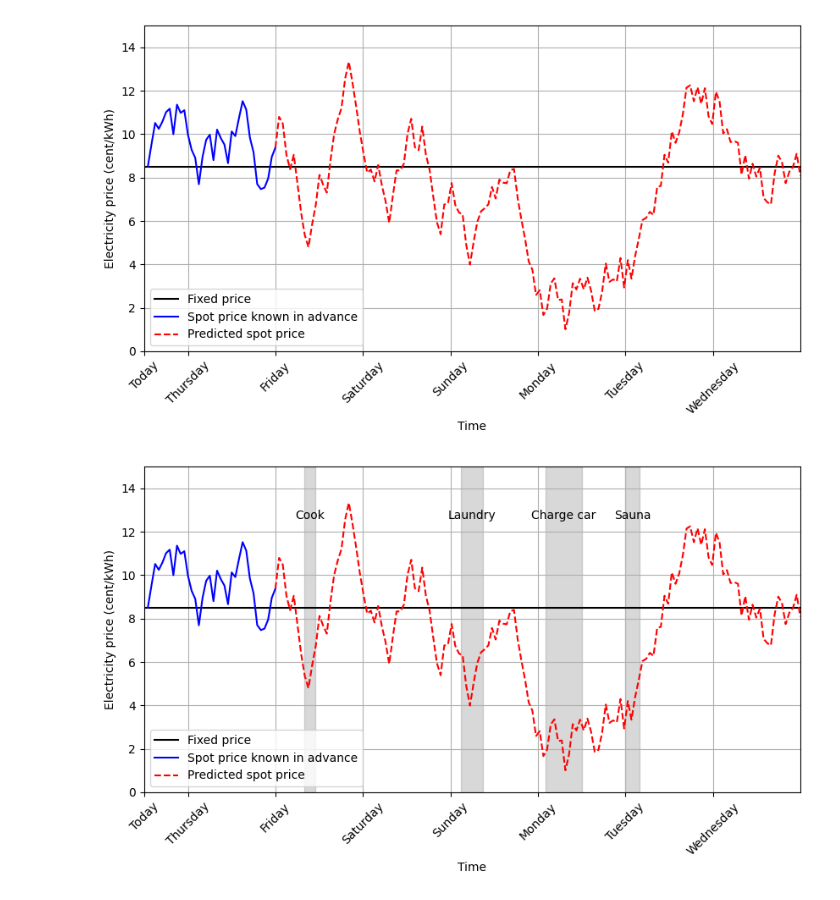
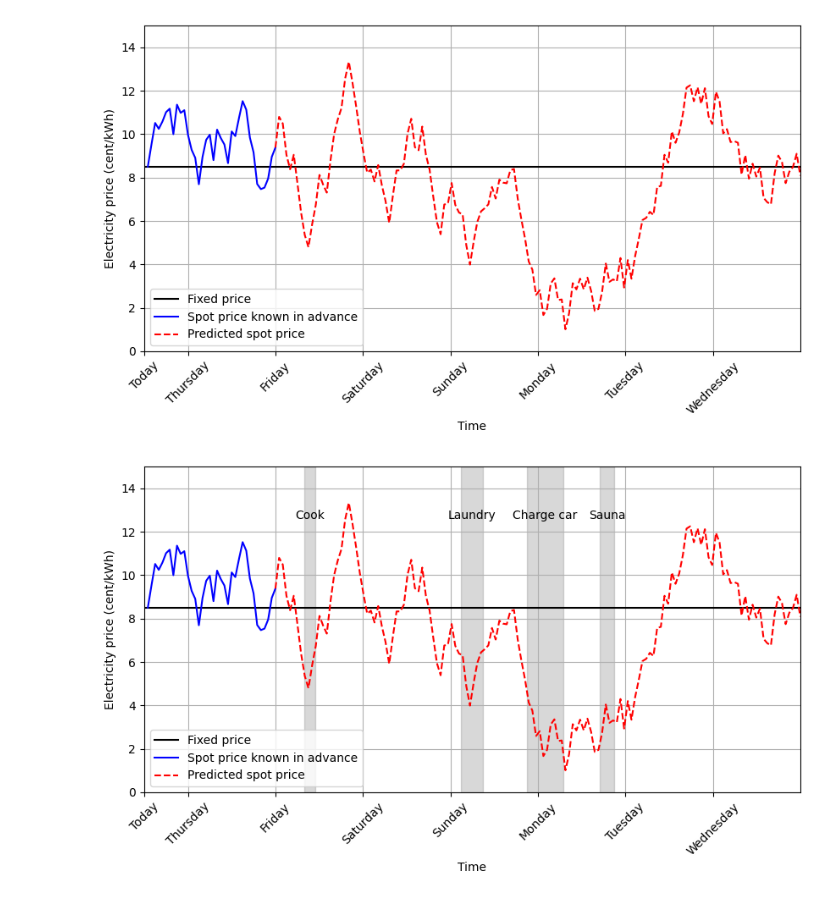
Before and after one commit to pirstov/Intro_to_DS_project, a Jupyter notebook: spotlight_session_plotting.ipynb, the cells around one changed output. Drawn from its saved outputs; the diff is of its cells as text; code cells hidden in the pictures.

```diff
--- a/spotlight_session_plotting.ipynb
+++ b/spotlight_session_plotting.ipynb
@@ -53,36 +53,36 @@ def plot_for_spotlight(include_prediction, add_example_plan, figure_name):
         laundry_1 = 87
         laundry_2 = 93
         add_region_to_plot(laundry_1, laundry_2, 'Laundry')
-        charge_car_1 = 110
-        charge_car_2 = 120
+        charge_car_1 = 105
+        charge_car_2 = 115
         add_region_to_plot(charge_car_1, charge_car_2, 'Charge car')
-        sauna_1 = 132
-        sauna_2 = 136
+        sauna_1 = 125
+        sauna_2 = 129
         add_region_to_plot(sauna_1, sauna_2, 'Sauna')
 
     plt.grid(True)
     plt.xlabel('Time')
     time_left_today = 12
     vals0 = np.linspace(1,6,6).tolist()
     vals0 = [(x * 24)+time_left_today for x in vals0]
     xvals = np.hstack(([0, time_left_today], vals0))
     plt.xticks(xvals, ['Today', 'Thursday', 'Friday', 'Saturday', 'Sunday', 'Monday', 'Tuesday', 'Wednesday'], rotation=45)
     plt.ylabel('Electricity price (cent/kWh)')
     plt.ylim([0, 15])
     plt.xlim([0, N_SIM_TOT])
     plt.legend(loc='lower left')
     plt.savefig(figure_name, dpi=300, bbox_inches='tight')
     plt.show()
 
 # Plot without prediction
 plot_for_spotlight(False, False, 'basefig')
 
 # Plot with prediction
 plot_for_spotlight(True, False, 'figwithpred')
 
 # Add examples of electricity usage planning
 plot_for_spotlight(True, True, 'finalfig')
 # %% [output]
 [figure]
 [figure]
-[figure, old version]
+[figure, new version]
```
Also changed, not shown: 1 other file.
